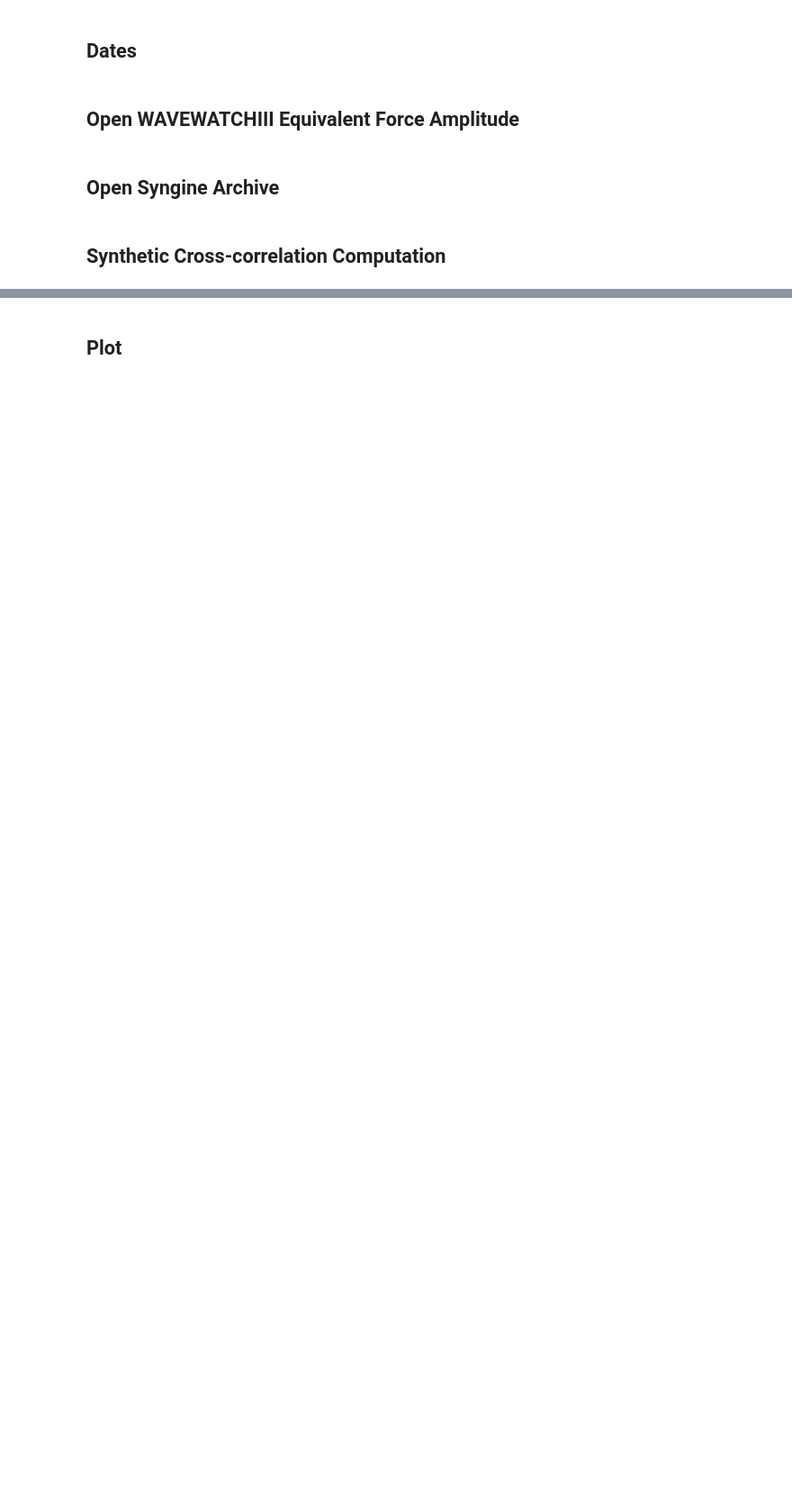
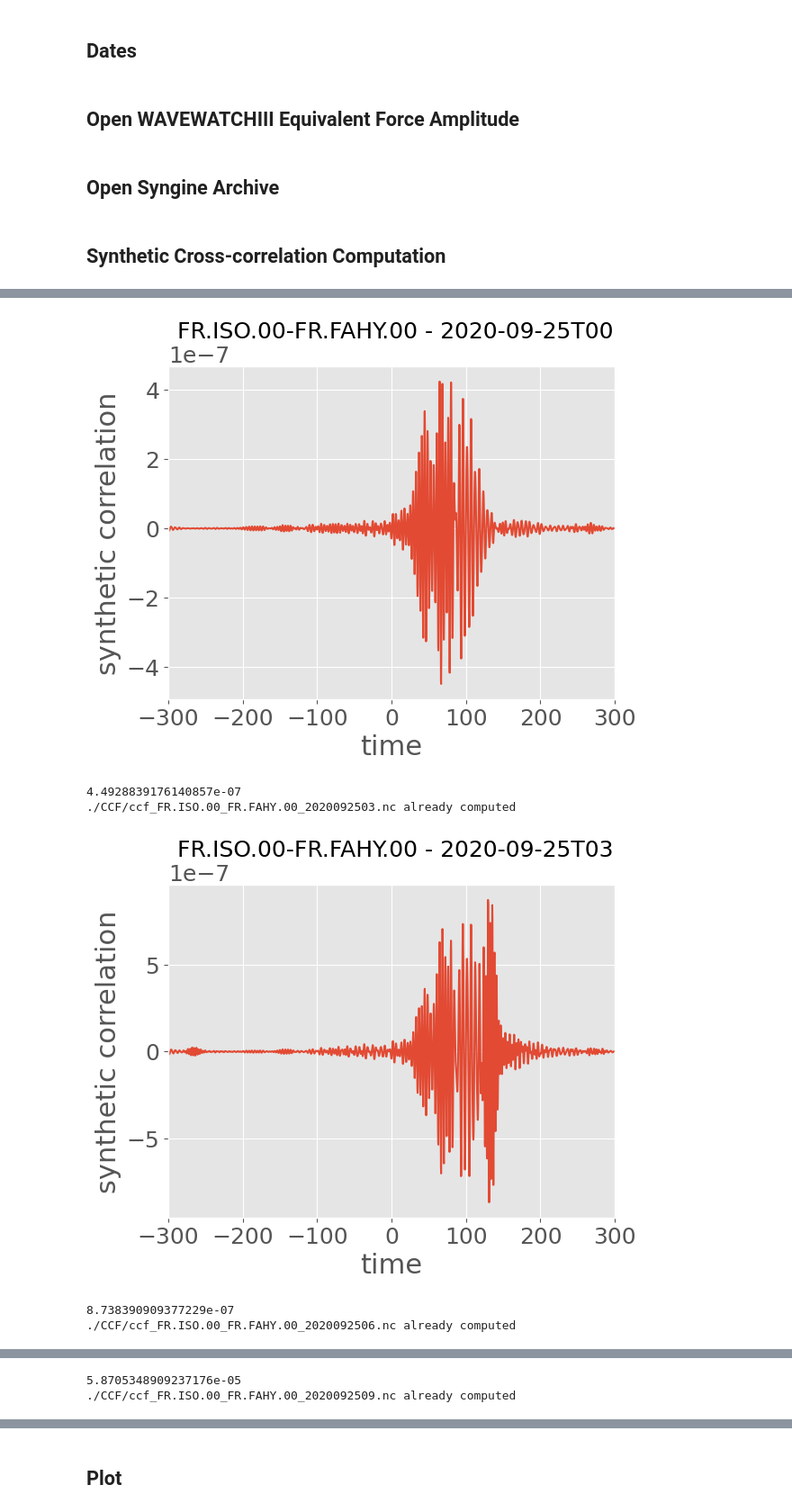
Before and after one commit to lystom/WMSAN, a Jupyter notebook: RAYLEIGH/synthetic_CCF.ipynb, the cells around one changed output, grey strips where cells are left out. Shown at 90% size. Drawn from its saved outputs; the diff is of its cells as text; code cells hidden in the pictures; blank space fills up the shorter version.

Commit message:
Update Synthetics (non final version)
On branch main

```diff
--- a/RAYLEIGH/synthetic_CCF.ipynb
+++ b/RAYLEIGH/synthetic_CCF.ipynb
@@ -120,8 +123,8 @@ plt.show()
 ## Dates
 # %%
 ## Dates
-start = datetime(1996, 3, 11, 0, 0, 0)
-end = datetime(1996, 4, 9, 0, 0, 0)
+start = datetime(2020, 9, 25, 0, 0, 0)
+end = datetime(2020, 9, 29, 0, 0, 0)
 
 dates = pd.date_range(start, end, freq='3H')
 
@@ -130,12 +133,12 @@ dates_vector = create_date_vect(dates)
 ## Open WAVEWATCHIII Equivalent Force Amplitude
 # %%
 ## Open Model
-path_model = '/Users/tomasetl/Documents/code/ocean_source/pr_oceanswell/rayleigh/F/'
+path_model = '../../ocean_source/pr_oceanswell/rayleigh/F/'
 # %% [markdown]
 ## Open Syngine Archive
 # %%
 ## Open GF archive info
-fe , freq, time, distance, spectrum_synth = open_archive(h5_name_spectrum='./synthetics_iasp91_2s_Z_spectrum.h5', h5_name_waveforms='./synthetics_iasp91_2s_Z_waveforms.h5')
+fe , freq, time, distance, spectrum_synth, _ = open_archive(h5_name_spectrum='./synthetics_iasp91_2s_Z_spectrum.h5', h5_name_waveforms='./synthetics_iasp91_2s_Z_waveforms.h5')
 N_time = len(time)
 # %% [markdown]
 ## Synthetic Cross-correlation Computation
@@ -144,21 +147,37 @@ N_time = len(time)
 ### Station Pair Info
 id_A = df.idA[0]
 id_B = df.idB[0]
-coords_staA = (df.lonA[i], df.latA[i])
-coords_staB = (df.lonB[i], df.latB[i])
+coords_staA = (df.lonA[0], df.latA[0])
+coords_staB = (df.lonB[0], df.latB[0])
+
+#### Keep Correlations
+corr_3h = np.zeros((len(dates_vector), N_time))
 
 ### Date Info
-date_vect = dates_vector[0]
+for i, date_vect in enumerate(dates_vector):
+    ### CCF
+    filename_ccf = './CCF/ccf_%s_%s_%d%02d%02d%02d.nc'%(id_A, id_B, date_vect[0],date_vect[1],date_vect[2],date_vect[3]) # File Name Understandable
 
-### CCF
-filename_ccf = './CCF/ccf_%s_%s_%d%02d%02d%02d.nc'%(id_A, id_B, date_vect[0],date_vect[1],date_vect[2],date_vect[3]) # File Name Understandable
+    if os.path.exists(filename_ccf):  # Check if file already exists
+        print('%s already computed'%filename_ccf)
+        corr = xr.open_dataarray(filename_ccf)
+    else:  # if not, compute CCF
+        t1 = ttime.perf_counter()
+        corr, time_corr = ccf_computation(coords_staA, coords_staB, path_model, date_vect, spectrum_synth,extent=extent, fe=fe, N=N_time, comp='Z')
+        t2 = ttime.perf_counter()
+        print(" Time for station pair: ", id_A, id_B, " elapsed: ", t2-t1)
+        try:
+            corr.to_netcdf('./CCF/ccf_%s_%s_%d%02d%02d%02d.nc'%(id_A, id_B, date_vect[0],date_vect[1],date_vect[2],date_vect[3]))
+        except:
+            print("make directory")
+            os.mkdir('./CCF')
+            corr.to_netcdf('./CCF/ccf_%s_%s_%d%02d%02d%02d.nc'%(id_A, id_B, date_vect[0],date_vect[1],date_vect[2],date_vect[3]))
+    ## Plot CCF
+    corr.plot()
+    plt.xlim(-300, 300)
+    plt.title(" %s-%s - %d-%02d-%02dT%02d"%(id_A, id_B, date_vect[0],date_vect[1],date_vect[2],date_vect[3]))
+    plt.show()
 
-if os.path.exists(filename_ccf):  # Check if file already exists
-    print('%s already computed'%filename_ccf)
-    corr = xr.open_dataarray(filename_ccf)
-else:  # if not, compute CCF
-    t1 = ttime.perf_counter()
-    corr, time_corr = ccf_computation(coords_staA, coords_staB, path_model, date_vect, spectrum_synth,extent=extent, fe=fe, N=N_time, comp='Z')
-    t2 = ttime.perf_counter()
-    print(" Time for station pair: ", id_A, id_B, " elapsed: ", t2-t1)
+    corr_3h[i, :] = corr.values/np.max(abs(corr.values))
+    print(np.max(abs(corr.values)))
 # %% [output]
@@ -166,0 +185,6 @@ PSD shape (261, 141, 7381)
+[figure, added]
+4.4928839176140857e-07
+./CCF/ccf_FR.ISO.00_FR.FAHY.00_2020092503.nc already computed
+[figure, added]
+8.738390909377229e-07
+./CCF/ccf_FR.ISO.00_FR.FAHY.00_2020092506.nc already computed
@@ -166,0 +192,2 @@ PSD shape (261, 141, 7381)
+5.8705348909237176e-05
+./CCF/ccf_FR.ISO.00_FR.FAHY.00_2020092509.nc already computed
```
Also changed, not shown: parts of 14 cells of this notebook, 1 other file.
